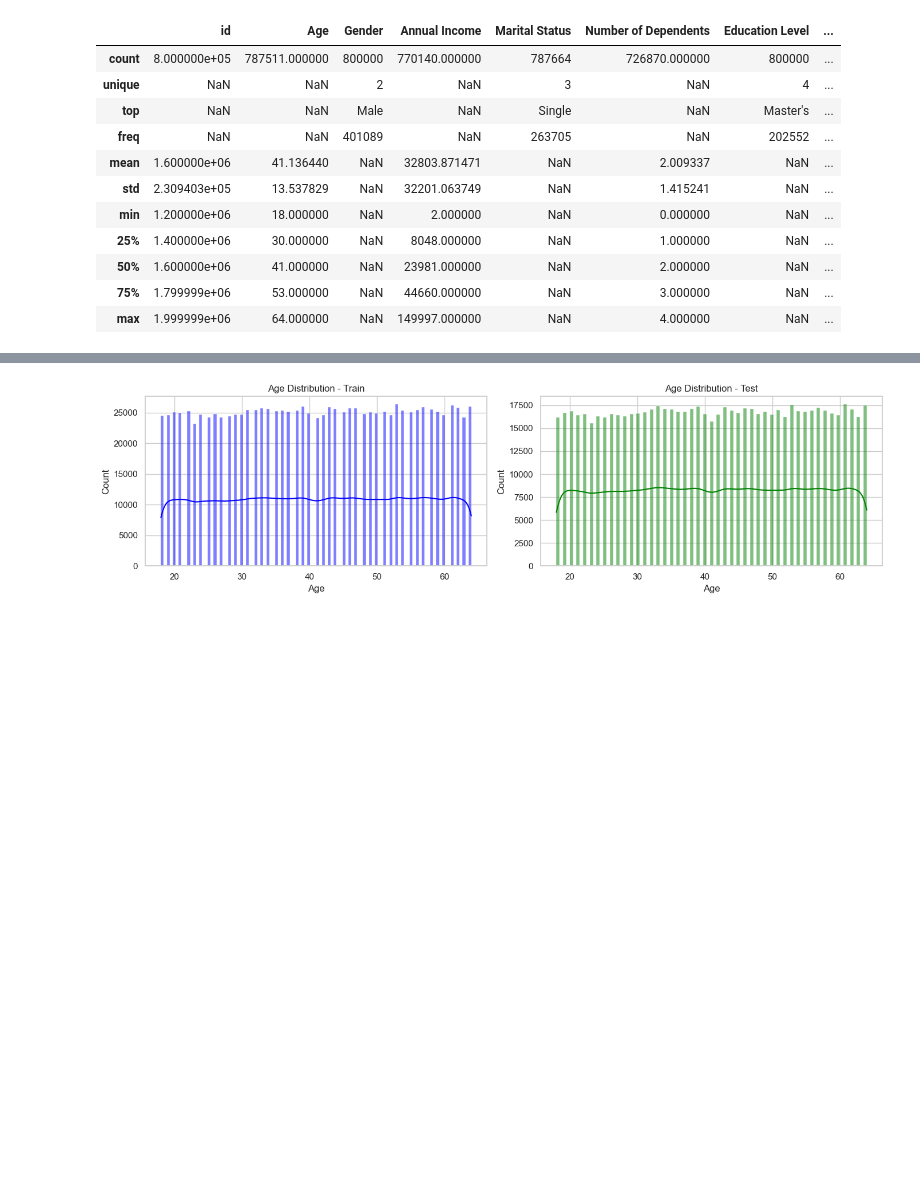
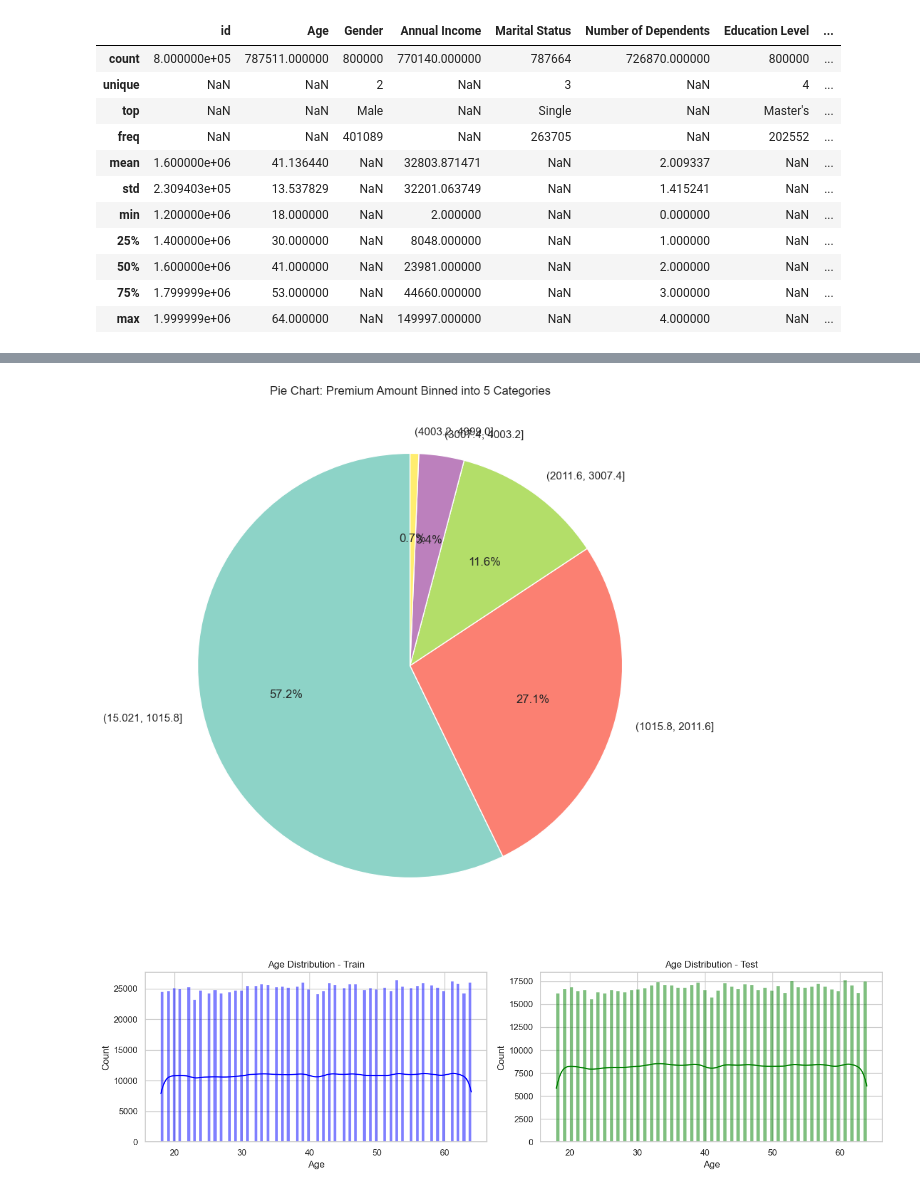
Before and after one commit to francesco481/predict-insurance, a Jupyter notebook: code.ipynb, the cells around one changed output, grey strips where cells are left out. Saved outputs shown, nothing was run; the diff lists cells and outputs as text; code cells hidden in the pictures; blank space fills up the shorter version.

```diff
--- a/code.ipynb
+++ b/code.ipynb
@@ -197,3 +233,17 @@ Test Summary Statistics (Numeric & Categorical):
+# %%
+bins = pd.cut(train['Premium Amount'], bins=5)
+
+# Plot pie chart for each bin
+plt.figure(figsize=(9, 12))
+train['Premium Amount'].groupby(bins).count().plot.pie(autopct='%1.1f%%', startangle=90, cmap='Set3')
+
+# Adding title
+plt.title('Pie Chart: Premium Amount Binned into 5 Categories')
+plt.ylabel('')
+plt.tight_layout()
+plt.show()
+# %% [output]
+[figure, added]
 # %%
 import warnings
 warnings.filterwarnings('ignore')
```
Also changed, not shown: parts of 3 cells of this notebook, 1 other file.
